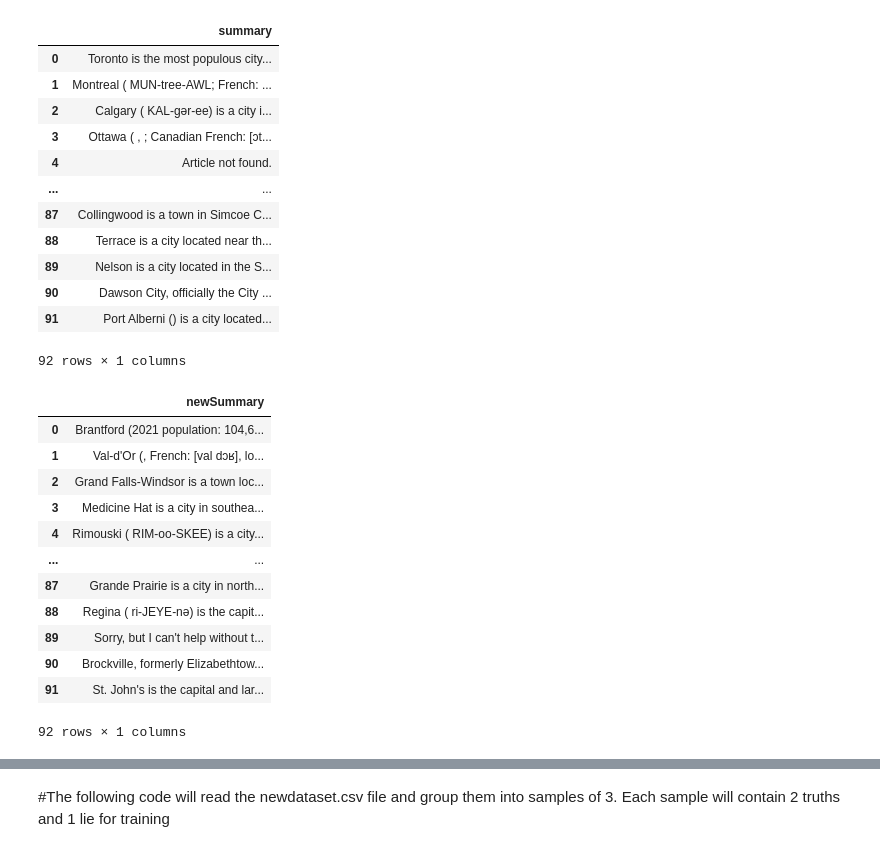
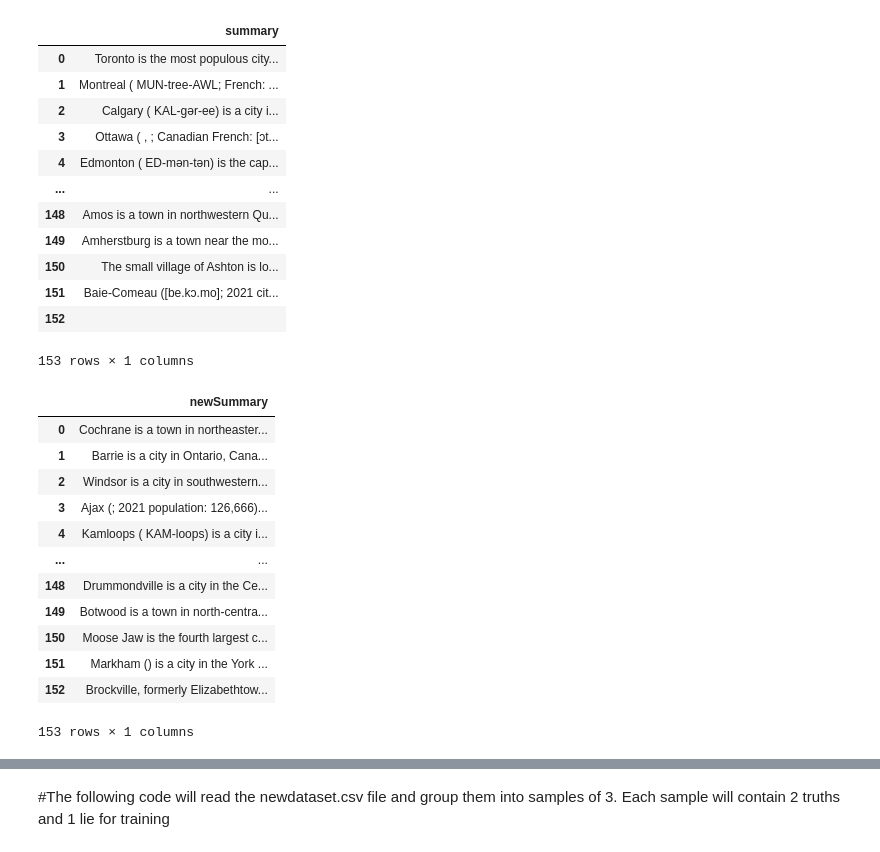
Before and after one commit to ece1786-2023/HonestEye, a Jupyter notebook: code/data_gen_pipeline.ipynb, the cells around one changed output, grey strips where cells are left out. Drawn from its saved outputs; the diff is of its cells as text; code cells hidden in the pictures.

Commit message:
added new datasets, new prompts, updated code pipeline to further clean code and generate more

```diff
--- a/ECE1786_HonestEye.ipynb
+++ b/code/data_gen_pipeline.ipynb
@@ -97,6 +94,6 @@ Port Alberni is served by the coast-spanning Island Highway system, the Island R
 # %%
 # Convert summaries to dataframe
-sum = pd.DataFrame(list_of_summaries, columns=['summary'])
+sums = pd.DataFrame(list_of_summaries, columns=['summary'])
 sums
 # %% [output]
 |  | summary |
@@ -104,17 +101,18 @@ sums
 | 1 | Montreal ( MUN-tree-AWL; French: ... |
 | 2 | Calgary ( KAL-gər-ee) is a city i... |
 | 3 | Ottawa ( , ; Canadian French: [ɔt... |
-| 4 | Article not found. |
+| 4 | Edmonton ( ED-mən-tən) is the cap... |
 | ... | ... |
-| 87 | Collingwood is a town in Simcoe C... |
-| 88 | Terrace is a city located near th... |
-| 89 | Nelson is a city located in the S... |
-| 90 | Dawson City, officially the City ... |
-| 91 | Port Alberni () is a city located... |
+| 148 | Amos is a town in northwestern Qu... |
+| 149 | Amherstburg is a town near the mo... |
+| 150 | The small village of Ashton is lo... |
+| 151 | Baie-Comeau ([be.kɔ.mo]; 2021 cit... |
+| 152 |  |
-92 rows × 1 columns
+153 rows × 1 columns
 # %%
+# This code cleans the summary by replacing any ambiguous
 def replaceGPT(input):
-  api_key = "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"
+  api_key = "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"
   prompt = "The text that i will provide you, is a wikipedia article of a city in a country (probably canada). You need to remove words that refer to the city that the sentence is talking about, and replace it with the actual name of the city. For example, suppose that this is the input text: \"Toronto is the largest city in Canada. This city is placed in Ontario and is near the border of USA. The population of the aforementioned city is roughly 3 million people and it keeps growing. It is located in the east part of Canada\" Now you have to convert this text into this new text: \"Toronto is the largest city in Canada. Toronto is placed in Ontario and is near the border of USA. The population of Toronto is roughly 3 million people and it keeps growing. Toronto is located in the east part of Canada\"  Now i will give you a text and you have to change it as we were discussing."
   client = OpenAI(api_key=api_key)
 
@@ -127,30 +125,31 @@ def replaceGPT(input):
   )
   return response.choices[0].message.content
 # %%
-'''portion = sums.sample(frac = 1)
+'''
+portion = sums.sample(frac = 1)
 portion = portion.reset_index(drop=True)
 
 for i, sentence in enumerate(portion["summary"]):
   if i==0:
     replaced = pd.DataFrame({'newSummary': [replaceGPT(sentence)]})
   else:
     t = pd.DataFrame({'newSummary': [replaceGPT(sentence)]})
     replaced = pd.concat([replaced, t], ignore_index=True)
 
-replaced.to_csv(path+'summsReplaced.csv', index=False)
+replaced.to_csv(path+'cleaned_summary.csv', index=False)
 replaced # Used to create more data''' # Used once, to replace pronouns, etc with city names
 # %% [output]
 |  | newSummary |
-| 0 | Brantford (2021 population: 104,6... |
-| 1 | Val-d'Or (, French: [val dɔʁ], lo... |
-| 2 | Grand Falls-Windsor is a town loc... |
-| 3 | Medicine Hat is a city in southea... |
-| 4 | Rimouski ( RIM-oo-SKEE) is a city... |
+| 0 | Cochrane is a town in northeaster... |
+| 1 | Barrie is a city in Ontario, Cana... |
+| 2 | Windsor is a city in southwestern... |
+| 3 | Ajax (; 2021 population: 126,666)... |
+| 4 | Kamloops ( KAM-loops) is a city i... |
 | ... | ... |
-| 87 | Grande Prairie is a city in north... |
-| 88 | Regina ( ri-JEYE-nə) is the capit... |
-| 89 | Sorry, but I can't help without t... |
-| 90 | Brockville, formerly Elizabethtow... |
-| 91 | St. John's is the capital and lar... |
+| 148 | Drummondville is a city in the Ce... |
+| 149 | Botwood is a town in north-centra... |
+| 150 | Moose Jaw is the fourth largest c... |
+| 151 | Markham () is a city in the York ... |
+| 152 | Brockville, formerly Elizabethtow... |
-92 rows × 1 columns
+153 rows × 1 columns
 # %%
```
Also changed, not shown: parts of 30 cells of this notebook, 12 other files.
